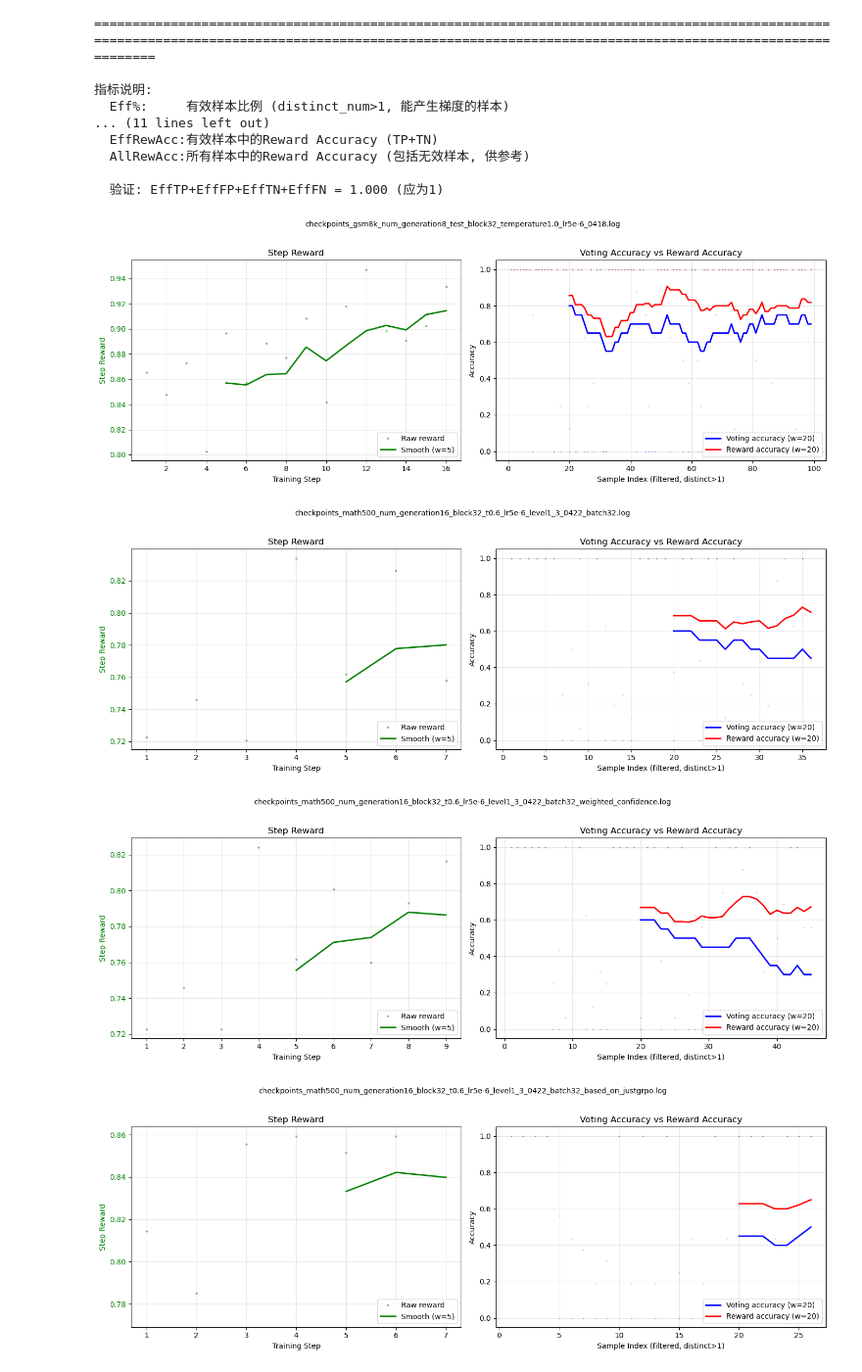
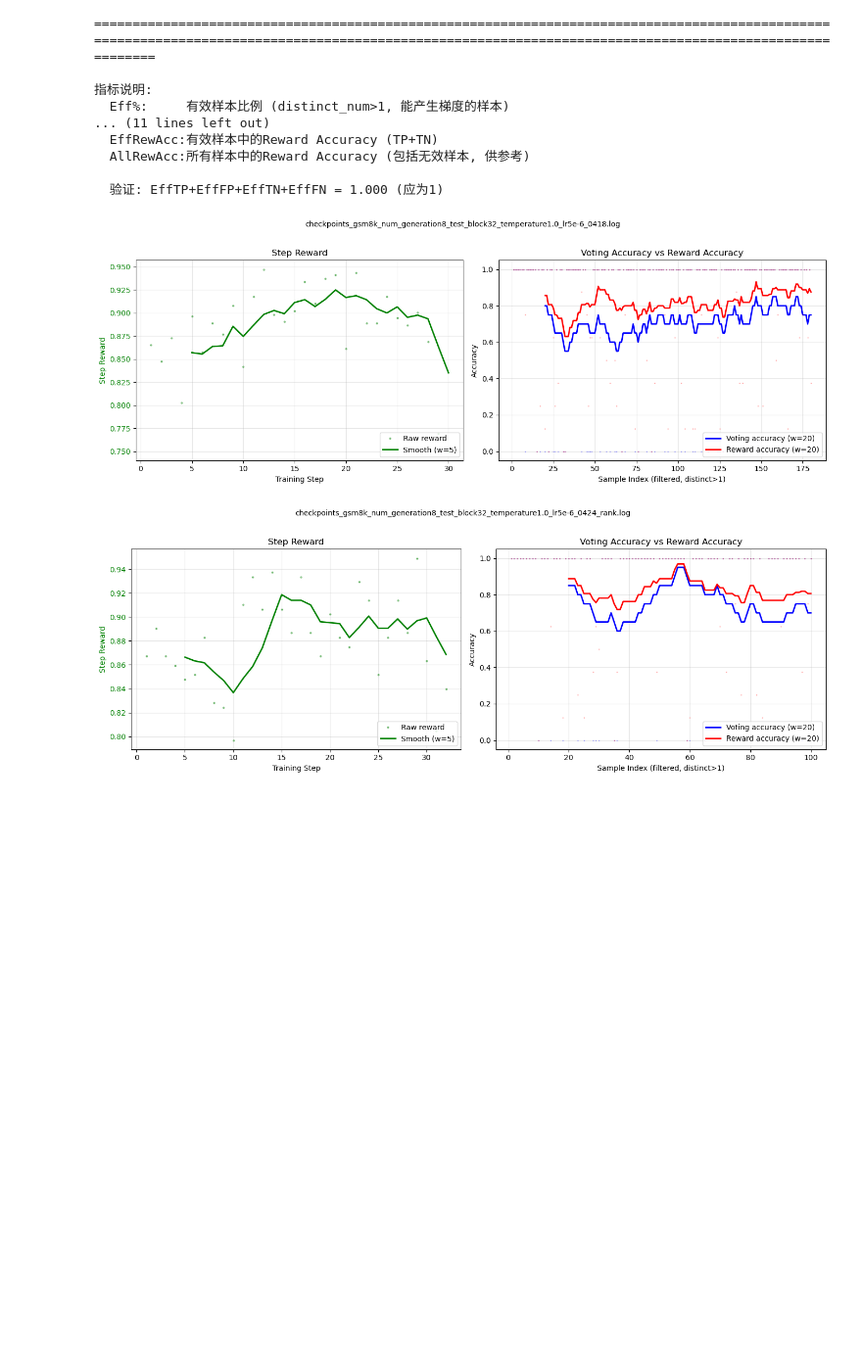
Before and after one commit to duterscmy/JustGRPO, a Jupyter notebook: draw_reward.ipynb, the cells around one changed output. Shown at 98% size. Drawn from its saved outputs; the diff is of its cells as text; code cells hidden in the pictures; blank space fills up the shorter version.

```diff
--- a/draw_reward.ipynb
+++ b/draw_reward.ipynb
@@ -535,41 +535,33 @@ def plot_voting_and_reward_acc_per_file(log_files, save_dir=None, smooth_window=
                 reward_smooth = reward_acc_list
                 x_smooth = x_raw
 
             ax_acc.plot(x_smooth, voting_smooth, 'b-', linewidth=2,
                         label=f'Voting accuracy (w={new_smooth_window})')
             ax_acc.plot(x_smooth, reward_smooth, 'r-', linewidth=2,
                         label=f'Reward accuracy (w={new_smooth_window})')
             # raw 散点
             ax_acc.plot(x_raw, voting_acc_list, 'b.', alpha=0.2, markersize=2)
             ax_acc.plot(x_raw, reward_acc_list, 'r.', alpha=0.2, markersize=2)
 
             ax_acc.set_xlabel('Sample Index (filtered, distinct>1)')
             ax_acc.set_ylabel('Accuracy')
             ax_acc.set_title('Voting Accuracy vs Reward Accuracy')
             combined = list(voting_acc_list) + list(reward_acc_list)
             ax_acc.set_ylim(*auto_ylim(combined))
             ax_acc.legend(loc='lower right')
             ax_acc.grid(True, alpha=0.3)
 
         plt.suptitle(fname, fontsize=10, y=1.02)
         plt.tight_layout()
         plt.show()
         plt.close()
 
 
 log_files = [
     "logs/checkpoints_gsm8k_num_generation8_test_block32_temperature1.0_lr5e-6_0418.log",
-    # "logs/checkpoints_math500_num_generation8_block32_t0.6_lr1e-6_only_level1_3.log",
-    # "logs/checkpoints_math500_num_generation8_block32_t0.6_lr5e-6_level1_2_0419_batch64.log",
-    # "logs/checkpoints_math500_num_generation8_block32_t0.6_lr5e-6_level1_3_0419_batch64.log",
-    # "logs/checkpoints_math500_num_generation8_block32_t0.6_lr5e-6_level1_5_0419_batch64.log",
-    "logs/checkpoints_math500_num_generation16_block32_t0.6_lr5e-6_level1_3_0422_batch32.log",
-    "logs/checkpoints_math500_num_generation16_block32_t0.6_lr5e-6_level1_3_0422_batch32_weighted_confidence.log",
-    "logs/checkpoints_math500_num_generation16_block32_t0.6_lr5e-6_level1_3_0422_batch32_based_on_justgrpo.log",
+    "logs/checkpoints_gsm8k_num_generation8_test_block32_temperature1.0_lr5e-6_0424_rank.log",
 ]
 plot_voting_and_reward_acc_per_file(log_files, save_dir="plots/", smooth_window=5)
 # %% [output]
-[figure, old version]
+[figure, new version]
-[figure, old version]
+[figure, new version]
-[figure, removed]
-[figure, removed]
```
Also changed, not shown: parts of 3 cells of this notebook, 2 other files.
